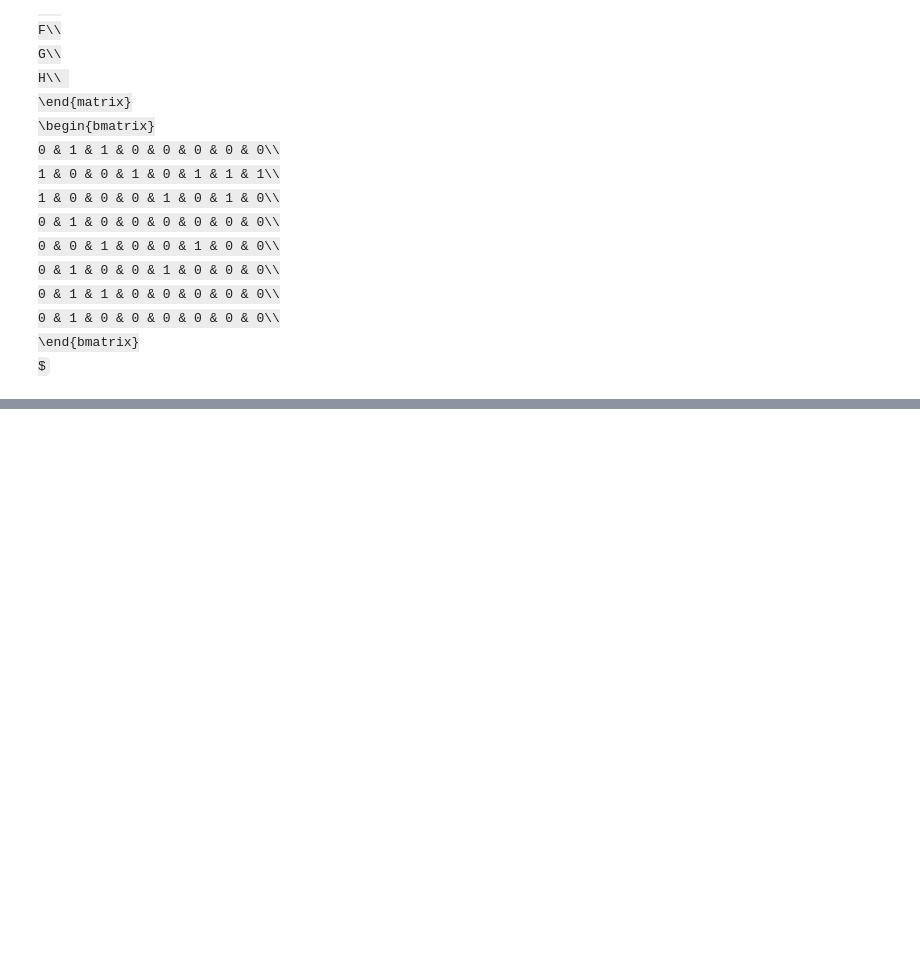
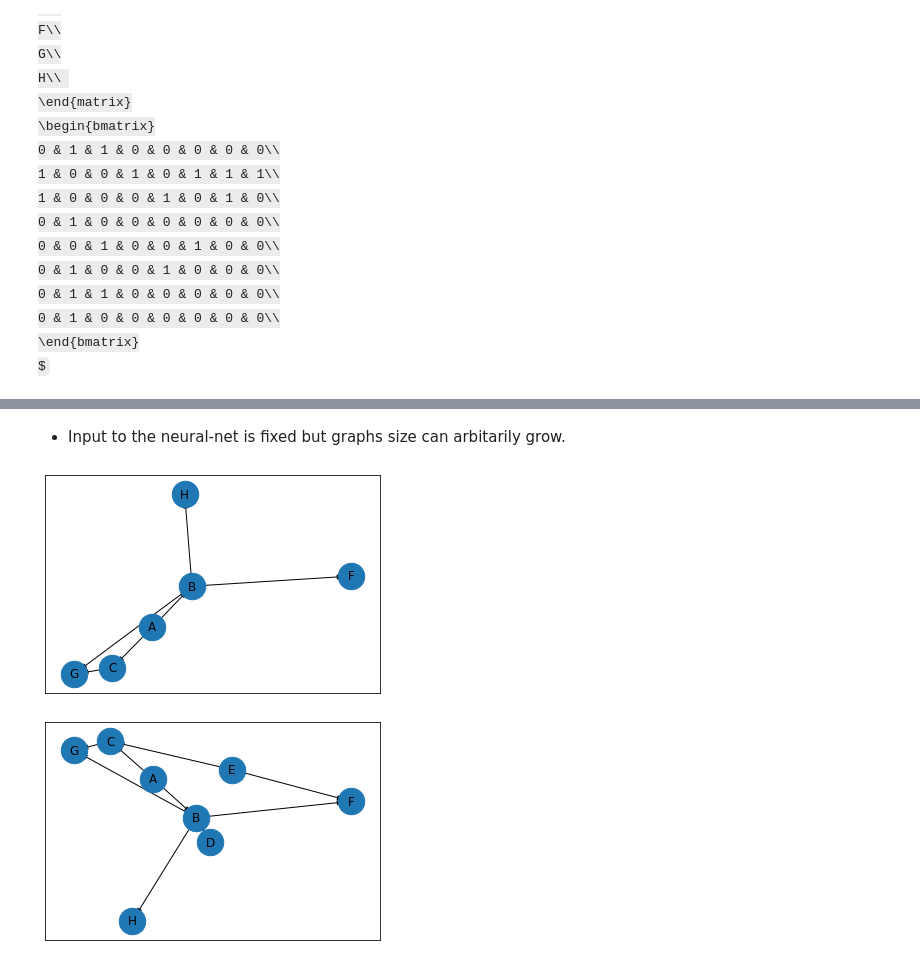
Before and after one commit to pragneshrana/LearnDataScience, a Jupyter notebook: GNN.ipynb, the cells around one changed output, grey strips where cells are left out. Drawn from its saved outputs; the diff is of its cells as text; code cells hidden in the pictures; some formulas as TeX source; blank space fills up the shorter version.

```diff
--- a/GNN.ipynb
+++ b/GNN.ipynb
@@ -67,0 +79,32 @@ $
+# %% [markdown]
+- Input to the neural-net is fixed but graphs size can arbitarily grow.
+# %%
+import networkx as nx
+import matplotlib.pyplot as plt
+G = nx.DiGraph()
+G.add_edges_from(
+    [('A', 'B'), ('A', 'C'), ('B', 'H'), ('B', 'G'), ('B', 'F'), ('C', 'G')])
+
+
+
+pos = nx.spring_layout(G)
+nx.draw_networkx_nodes(G, pos, cmap=plt.get_cmap('jet'), node_size = 700)
+nx.draw_networkx_labels(G, pos)
+nx.draw_networkx_edges(G, pos, arrows=True)
+plt.show()
+
+G = nx.DiGraph()
+G.add_edges_from(
+    [('A', 'B'), ('A', 'C'), ('D', 'B'), ('E', 'C'), ('E', 'F'),
+     ('B', 'H'), ('B', 'G'), ('B', 'F'), ('C', 'G')])
+
+
+
+pos = nx.spring_layout(G)
+nx.draw_networkx_nodes(G, pos, cmap=plt.get_cmap('jet'), node_size = 700)
+nx.draw_networkx_labels(G, pos)
+nx.draw_networkx_edges(G, pos, arrows=True)
+plt.show()
+# %% [output]
+[figure, added]
+[figure, added]
```
Also changed, not shown: parts of 5 cells of this notebook.
